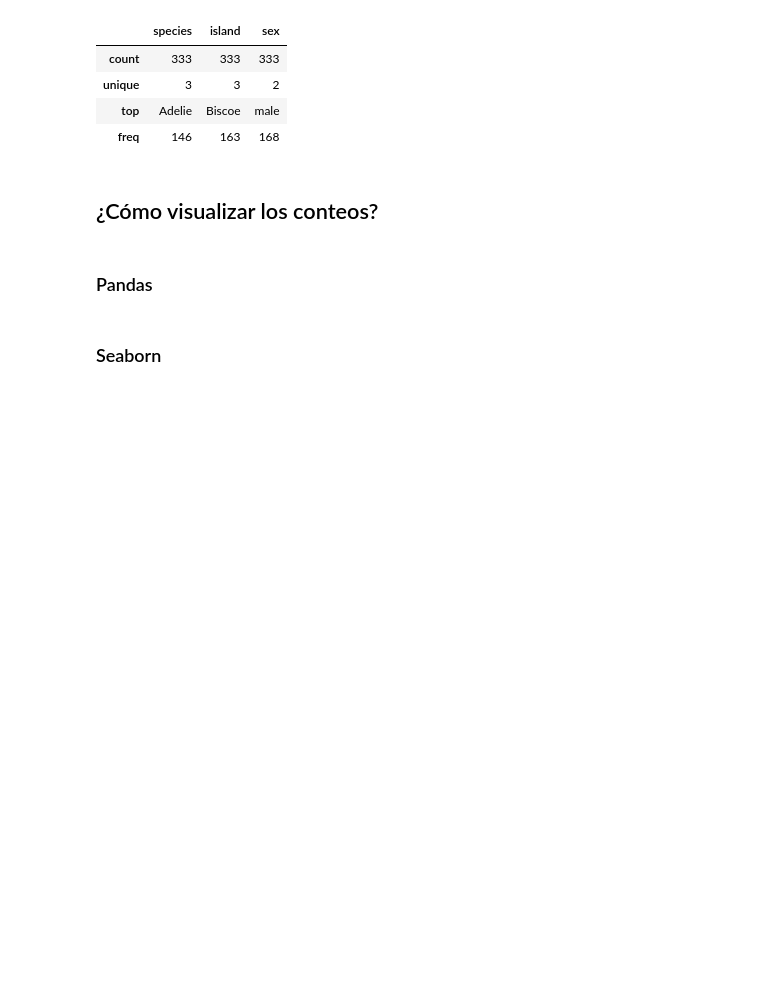
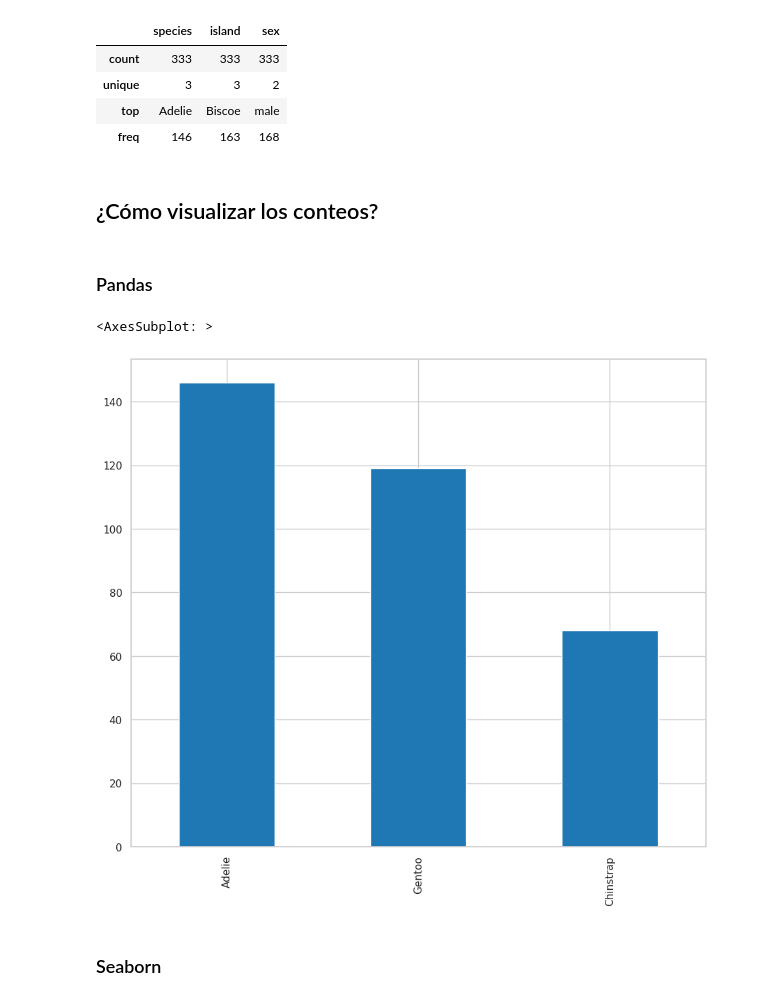
Before and after one commit to jariel17/curso-analisis-exploratorio-de-datos, a Jupyter notebook: 01-conociendo-nuestros-datos.ipynb, the cells around one changed output. Drawn from its saved outputs; the diff is of its cells as text; code cells hidden in the pictures; blank space fills up the shorter version.

```diff
--- a/01-conociendo-nuestros-datos.ipynb
+++ b/01-conociendo-nuestros-datos.ipynb
@@ -365,5 +365,17 @@ processed_penguins_df.describe(include=object)
 ## ¿Cómo visualizar los conteos?
 # %% [markdown]
 ### Pandas
+# %%
+(
+    processed_penguins_df
+    .species
+    .value_counts()
+    .plot(
+        kind='bar'
+    )
+)
+# %% [output]
+<AxesSubplot: >
+[figure, added]
 # %% [markdown]
 ### Seaborn
```
Also changed, not shown: parts of 13 cells of this notebook.
